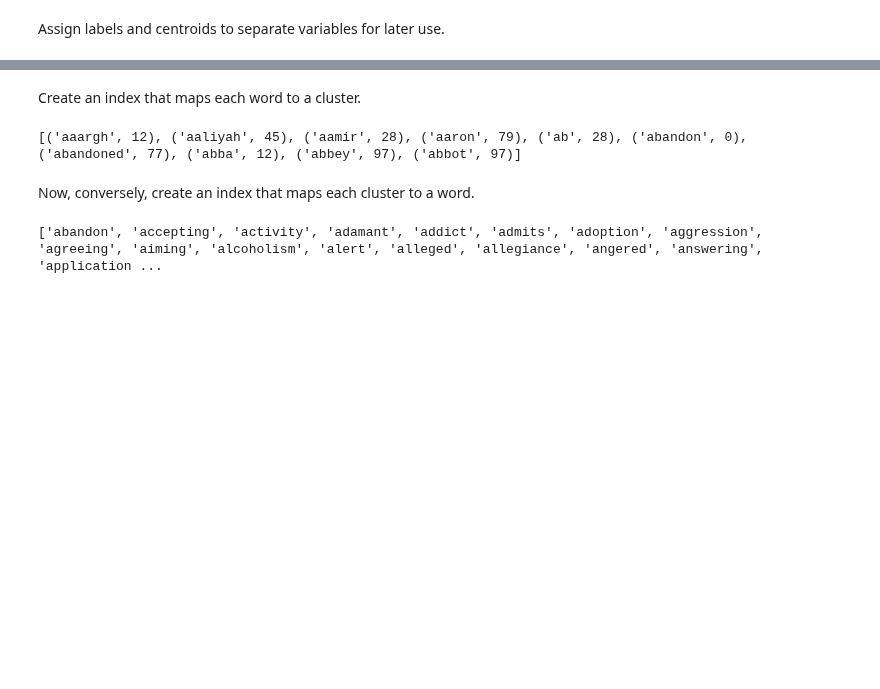
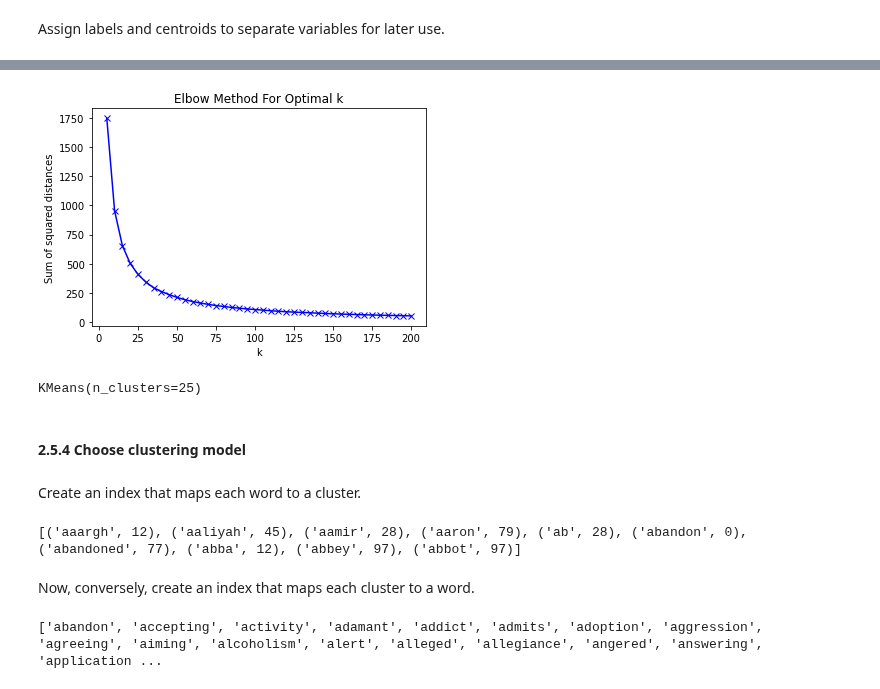
Before and after one commit to maybemkl/wmdecompose, a Jupyter notebook: notebooks/IMDB_example.ipynb, the cells around one changed output, grey strips where cells are left out. Drawn from its saved outputs; the diff is of its cells as text; code cells hidden in the pictures; blank space fills up the shorter version.

```diff
--- a/notebooks/IMDB_example.ipynb
+++ b/notebooks/IMDB_example.ipynb
@@ -270,0 +303,13 @@ Assign labels and centroids to separate variables for later use.
+# %%
+pca = PCA(n_components=2)
+X_pca = pca.fit_transform(X)
+# %%
+%%time
+
+sosd_pca = []
+K_pca = range(5,205, 5)
+for k in K_pca:
+    km = cluster.KMeans(n_clusters=k)
+    km = km.fit(X_pca)
+    sosd_pca.append(km.inertia_)
+    print(k)
@@ -270,0 +334,18 @@ Assign labels and centroids to separate variables for later use.
+# %%
+K_pca = K
+# %%
+plt.plot(K_pca, sosd_pca, 'bx-')
+plt.xlabel('k')
+plt.ylabel('Sum of squared distances')
+plt.title('Elbow Method For Optimal k')
+plt.show()
+# %% [output]
+[figure, added]
+# %%
+NUM_CLUSTERS = 25
+kmeans_pca = cluster.KMeans(n_clusters=NUM_CLUSTERS, verbose=0)
+kmeans_pca.fit(X_pca)
+# %% [output]
+KMeans(n_clusters=25)
+# %% [markdown]
+#### 2.5.4 Choose clustering model
```
Also changed, not shown: parts of 15 cells of this notebook.
